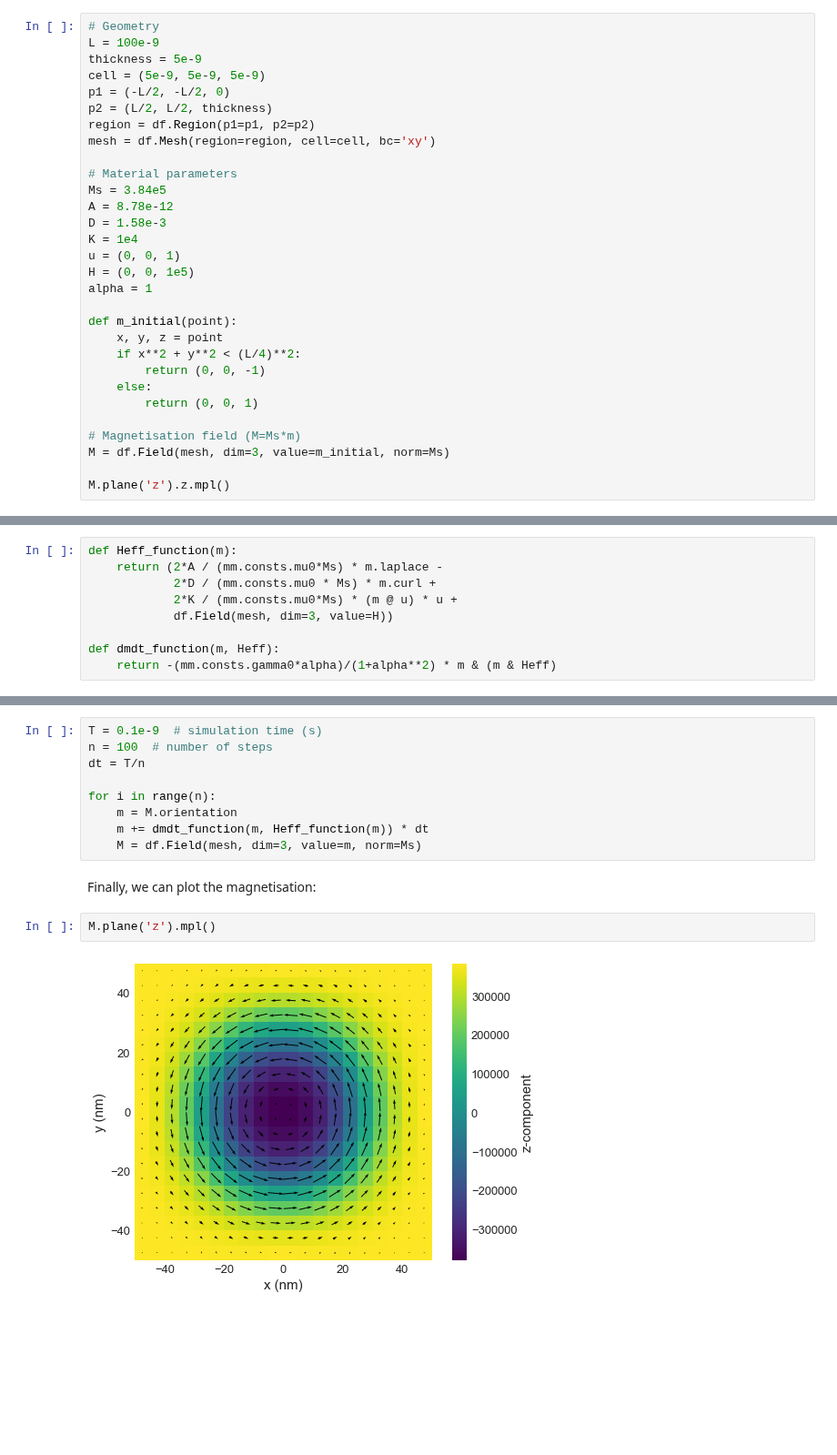
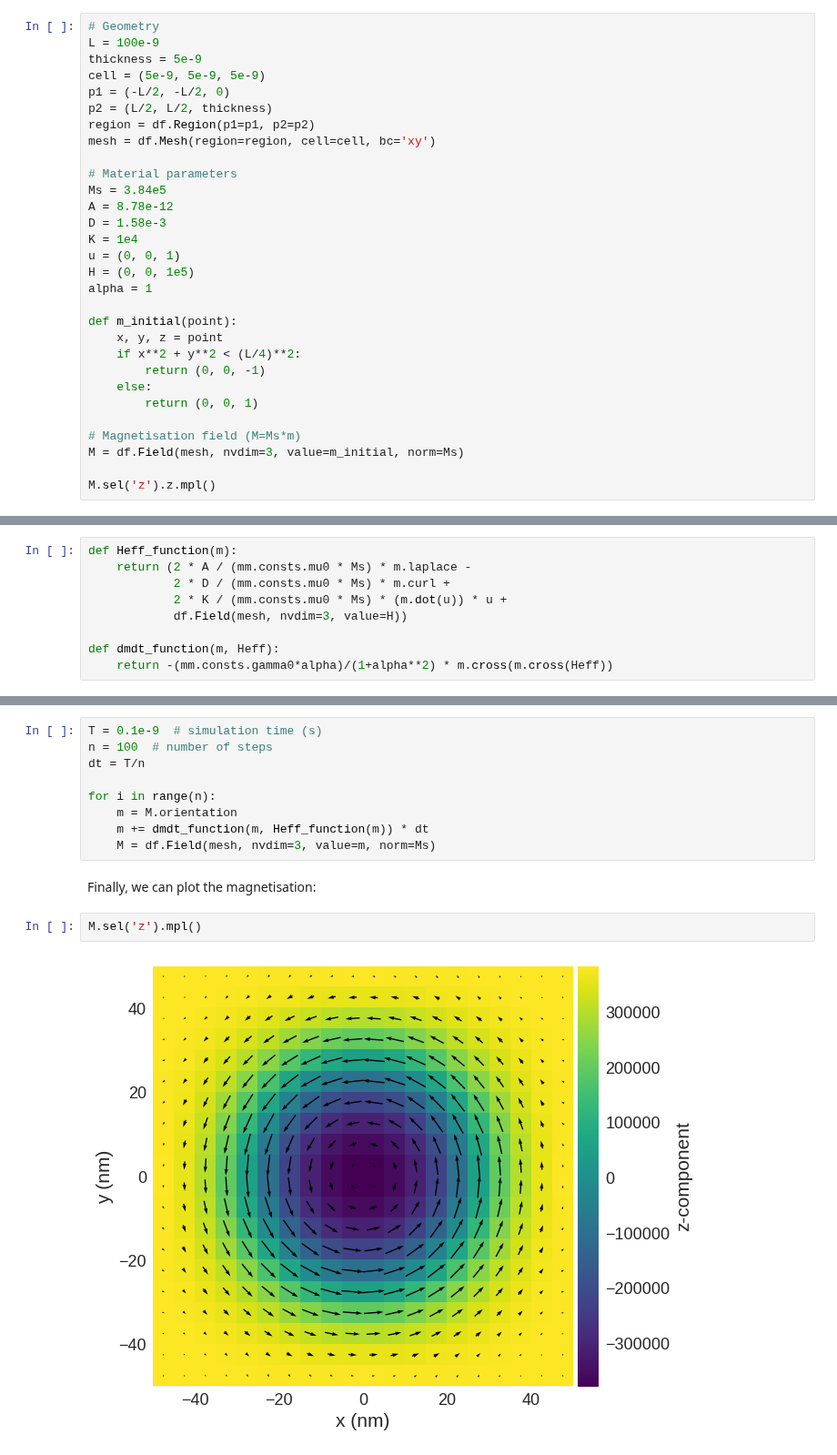
Before and after one commit to ubermag/tutorials, a Jupyter notebook: examples/field-operations2.ipynb, the cells around one changed output, grey strips where cells are left out. Shown at 91% size. Drawn from its saved outputs; the diff is of its cells as text; blank space fills up the shorter version.

Commit message:
fix(field-operations2): use new discretisedfield API

```diff
--- a/examples/field-operations2.ipynb
+++ b/examples/field-operations2.ipynb
@@ -293,7 +245,7 @@ def m_initial(point):
         return (0, 0, 1)
 
 # Magnetisation field (M=Ms*m)
-M = df.Field(mesh, dim=3, value=m_initial, norm=Ms)
+M = df.Field(mesh, nvdim=3, value=m_initial, norm=Ms)
 
-M.plane('z').z.mpl()
+M.sel('z').z.mpl()
 # %% [output]
@@ -310,13 +262,13 @@ Dynamics equation we are going to use consists only of Damping term (in order to
 $$\frac{d\mathbf{m}}{dt} = f(\mathbf{m}, \mathbf{H}_\text{eff}) = -\frac{\gamma_{0}\alpha}{1+\alpha^{2}} \mathbf{m} \times (\mathbf{m} \times \mathbf{H}_\text{eff})$$
 # %%
 def Heff_function(m):
-    return (2*A / (mm.consts.mu0*Ms) * m.laplace -
-            2*D / (mm.consts.mu0 * Ms) * m.curl +
-            2*K / (mm.consts.mu0*Ms) * (m @ u) * u +
-            df.Field(mesh, dim=3, value=H))
+    return (2 * A / (mm.consts.mu0 * Ms) * m.laplace -
+            2 * D / (mm.consts.mu0 * Ms) * m.curl +
+            2 * K / (mm.consts.mu0 * Ms) * (m.dot(u)) * u +
+            df.Field(mesh, nvdim=3, value=H))
 
 def dmdt_function(m, Heff):
-    return -(mm.consts.gamma0*alpha)/(1+alpha**2) * m & (m & Heff)
+    return -(mm.consts.gamma0*alpha)/(1+alpha**2) * m.cross(m.cross(Heff))
 # %% [markdown]
 Now, we can try to perform the time integration, so that at each step we update our magnetisation:
 
@@ -331,10 +283,10 @@ dt = T/n
 for i in range(n):
     m = M.orientation
     m += dmdt_function(m, Heff_function(m)) * dt
-    M = df.Field(mesh, dim=3, value=m, norm=Ms)
+    M = df.Field(mesh, nvdim=3, value=m, norm=Ms)
 # %% [markdown]
 Finally, we can plot the magnetisation:
 # %%
-M.plane('z').mpl()
+M.sel('z').mpl()
 # %% [output]
-[figure, old version]
+[figure, new version]
```
Also changed, not shown: parts of 23 cells of this notebook.
